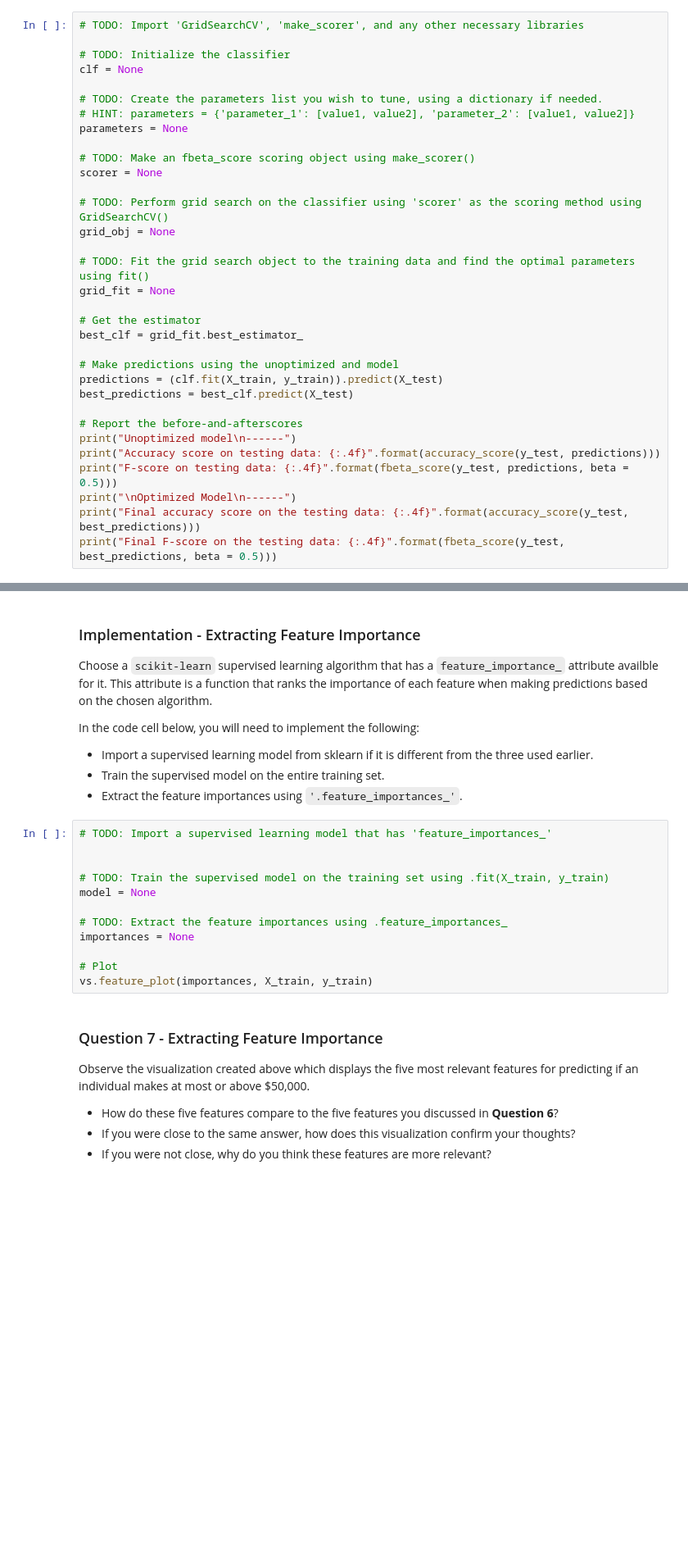
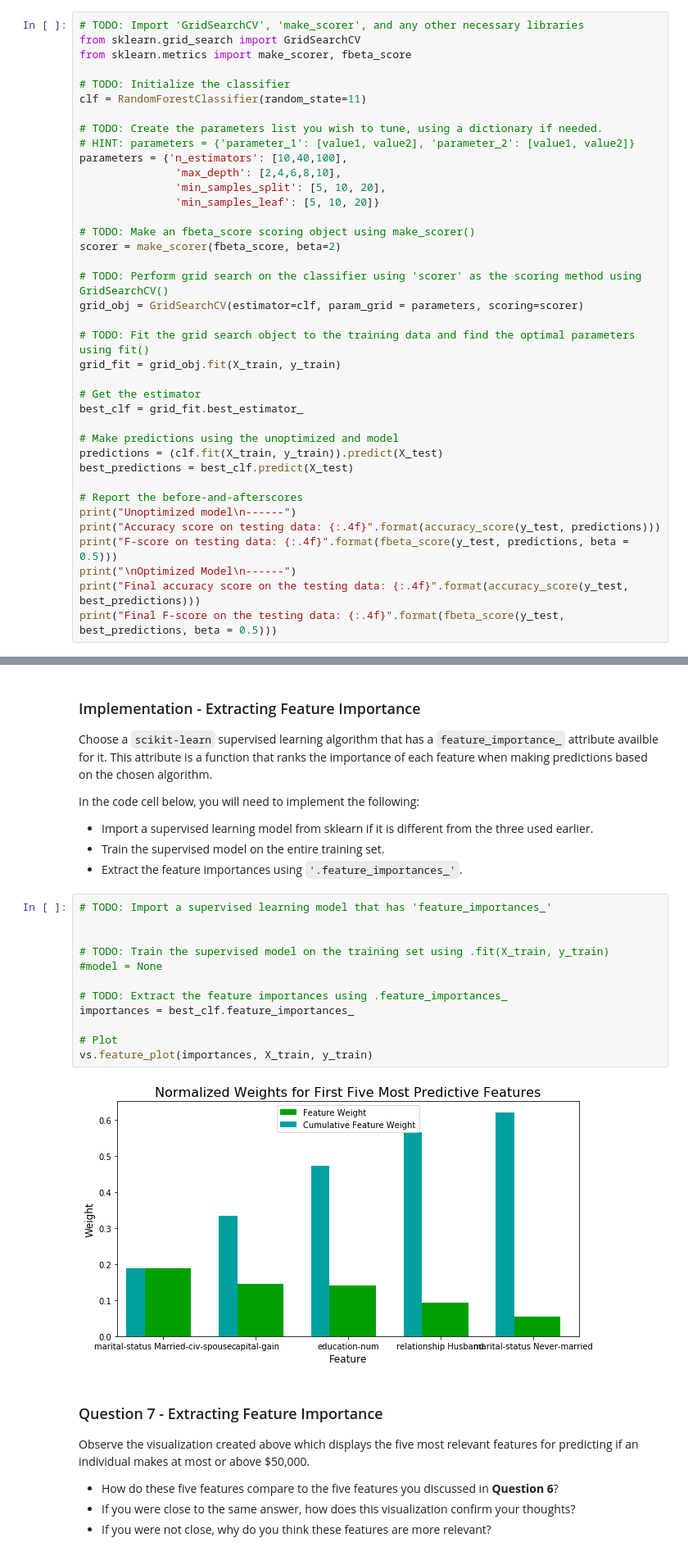
Before and after one commit to Wolfgang90/ds_p1_charityml, a Jupyter notebook: finding_donors.ipynb, the cells around one changed output, grey strips where cells are left out. Shown: that part at 82% size. Drawn from its saved outputs; the diff is of its cells as text; blank space fills up the shorter version.

```diff
--- a/finding_donors.ipynb
+++ b/finding_donors.ipynb
@@ -511,22 +511,27 @@ Fine tune the chosen model. Use grid search (`GridSearchCV`) with at least one i
 **Note:** Depending on the algorithm chosen and the parameter list, the following implementation may take some time to run!
 # %%
 # TODO: Import 'GridSearchCV', 'make_scorer', and any other necessary libraries
+from sklearn.grid_search import GridSearchCV
+from sklearn.metrics import make_scorer, fbeta_score
 
 # TODO: Initialize the classifier
-clf = None
+clf = RandomForestClassifier(random_state=11)
 
 # TODO: Create the parameters list you wish to tune, using a dictionary if needed.
 # HINT: parameters = {'parameter_1': [value1, value2], 'parameter_2': [value1, value2]}
-parameters = None
+parameters = {'n_estimators': [10,40,100],
+               'max_depth': [2,4,6,8,10],
+               'min_samples_split': [5, 10, 20],
+               'min_samples_leaf': [5, 10, 20]}
 
 # TODO: Make an fbeta_score scoring object using make_scorer()
-scorer = None
+scorer = make_scorer(fbeta_score, beta=2)
 
 # TODO: Perform grid search on the classifier using 'scorer' as the scoring method using GridSearchCV()
-grid_obj = None
+grid_obj = GridSearchCV(estimator=clf, param_grid = parameters, scoring=scorer)
 
 # TODO: Fit the grid search object to the training data and find the optimal parameters using fit()
-grid_fit = None
+grid_fit = grid_obj.fit(X_train, y_train)
 
 # Get the estimator
 best_clf = grid_fit.best_estimator_
@@ -582,15 +609,17 @@ In the code cell below, you will need to implement the following:
 # %%
 # TODO: Import a supervised learning model that has 'feature_importances_'
 
 
 # TODO: Train the supervised model on the training set using .fit(X_train, y_train)
-model = None
+#model = None
 
 # TODO: Extract the feature importances using .feature_importances_
-importances = None
+importances = best_clf.feature_importances_
 
 # Plot
 vs.feature_plot(importances, X_train, y_train)
+# %% [output]
+[figure, added]
 # %% [markdown]
 ### Question 7 - Extracting Feature Importance
 
```
Also changed, not shown: parts of 13 cells of this notebook.
